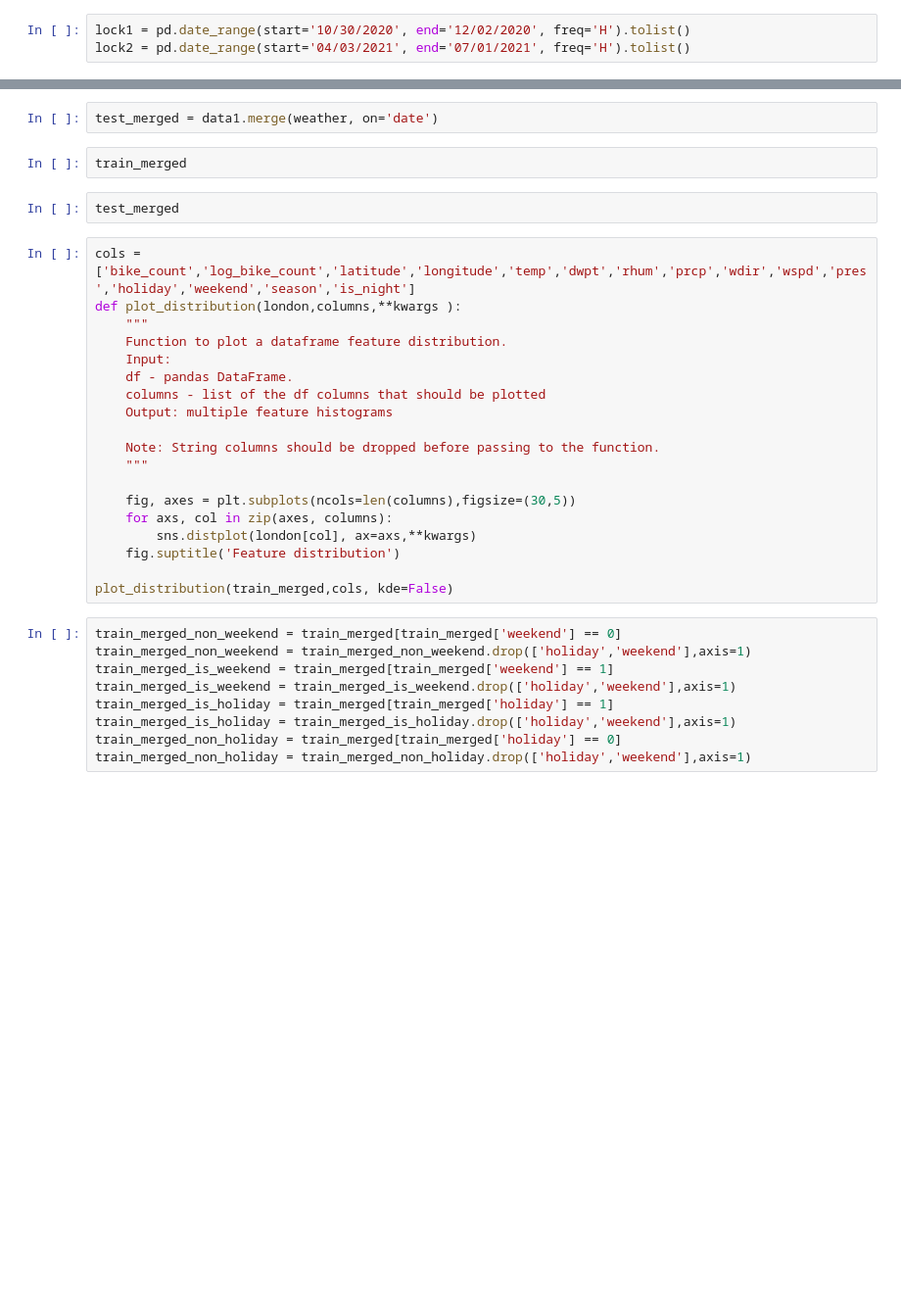
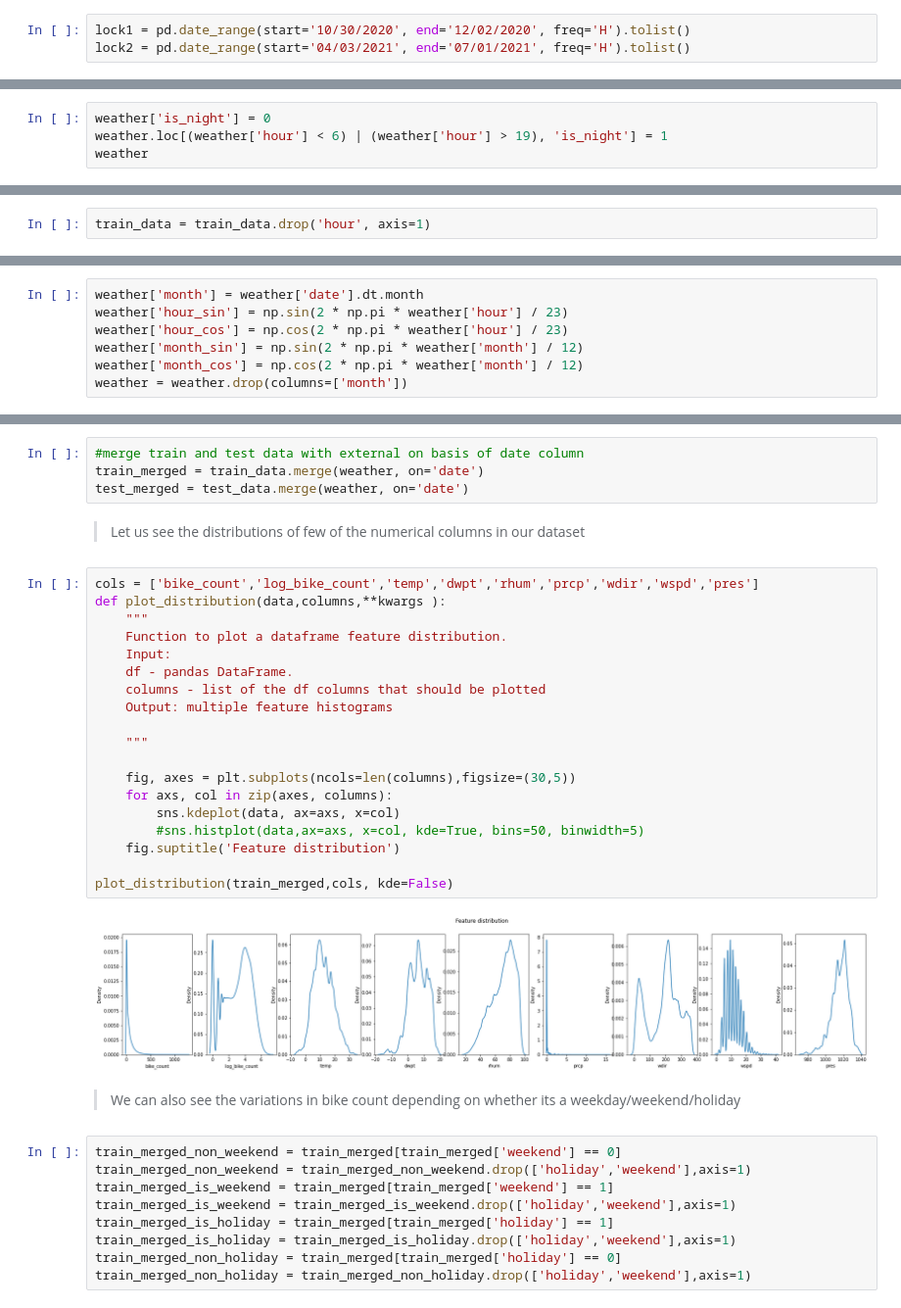
Before and after one commit to harshitshangari/Python_DS_Project, a Jupyter notebook: EDA.ipynb, the cells around one changed output, grey strips where cells are left out. Shown at 98% size. Saved outputs shown, nothing was run; the diff lists cells and outputs as text; blank space fills up the shorter version.

```diff
--- a/EDA.ipynb
+++ b/EDA.ipynb
@@ -96,0 +141,4 @@ weather
+# %%
+weather['is_night'] = 0
+weather.loc[(weather['hour'] < 6) | (weather['hour'] > 19), 'is_night'] = 1
+weather
@@ -96,0 +159,2 @@ weather
+# %%
+train_data = train_data.drop('hour', axis=1)
@@ -96,0 +168,7 @@ weather
+# %%
+weather['month'] = weather['date'].dt.month
+weather['hour_sin'] = np.sin(2 * np.pi * weather['hour'] / 23)
+weather['hour_cos'] = np.cos(2 * np.pi * weather['hour'] / 23)
+weather['month_sin'] = np.sin(2 * np.pi * weather['month'] / 12)
+weather['month_cos'] = np.cos(2 * np.pi * weather['month'] / 12)
+weather = weather.drop(columns=['month'])
@@ -101,28 +200,32 @@ train_merged = data.merge(weather, on='date')
-# %%
-test_merged = data1.merge(weather, on='date')
-# %%
-train_merged
-# %%
-test_merged
+# %%
+#merge train and test data with external on basis of date column
+train_merged = train_data.merge(weather, on='date')
+test_merged = test_data.merge(weather, on='date')
+# %% [markdown]
+> Let us see the distributions of few of the numerical columns in  our dataset
 # %%
-cols = ['bike_count','log_bike_count','latitude','longitude','temp','dwpt','rhum','prcp','wdir','wspd','pres','holiday','weekend','season','is_night']
-def plot_distribution(london,columns,**kwargs ):
+cols = ['bike_count','log_bike_count','temp','dwpt','rhum','prcp','wdir','wspd','pres']
+def plot_distribution(data,columns,**kwargs ):
     """
     Function to plot a dataframe feature distribution.
     Input:
     df - pandas DataFrame.
     columns - list of the df columns that should be plotted
     Output: multiple feature histograms
 
-    Note: String columns should be dropped before passing to the function.
     """
 
     fig, axes = plt.subplots(ncols=len(columns),figsize=(30,5))
     for axs, col in zip(axes, columns):
-        sns.distplot(london[col], ax=axs,**kwargs)
+        sns.kdeplot(data, ax=axs, x=col)
+        #sns.histplot(data,ax=axs, x=col, kde=True, bins=50, binwidth=5)
     fig.suptitle('Feature distribution')
 
 plot_distribution(train_merged,cols, kde=False)
+# %% [output]
+[figure, added]
+# %% [markdown]
+> We can also see the variations in bike count depending on whether its a weekday/weekend/holiday
 # %%
 train_merged_non_weekend = train_merged[train_merged['weekend'] == 0]
 train_merged_non_weekend = train_merged_non_weekend.drop(['holiday','weekend'],axis=1)
```
Also changed, not shown: parts of 58 cells of this notebook.
